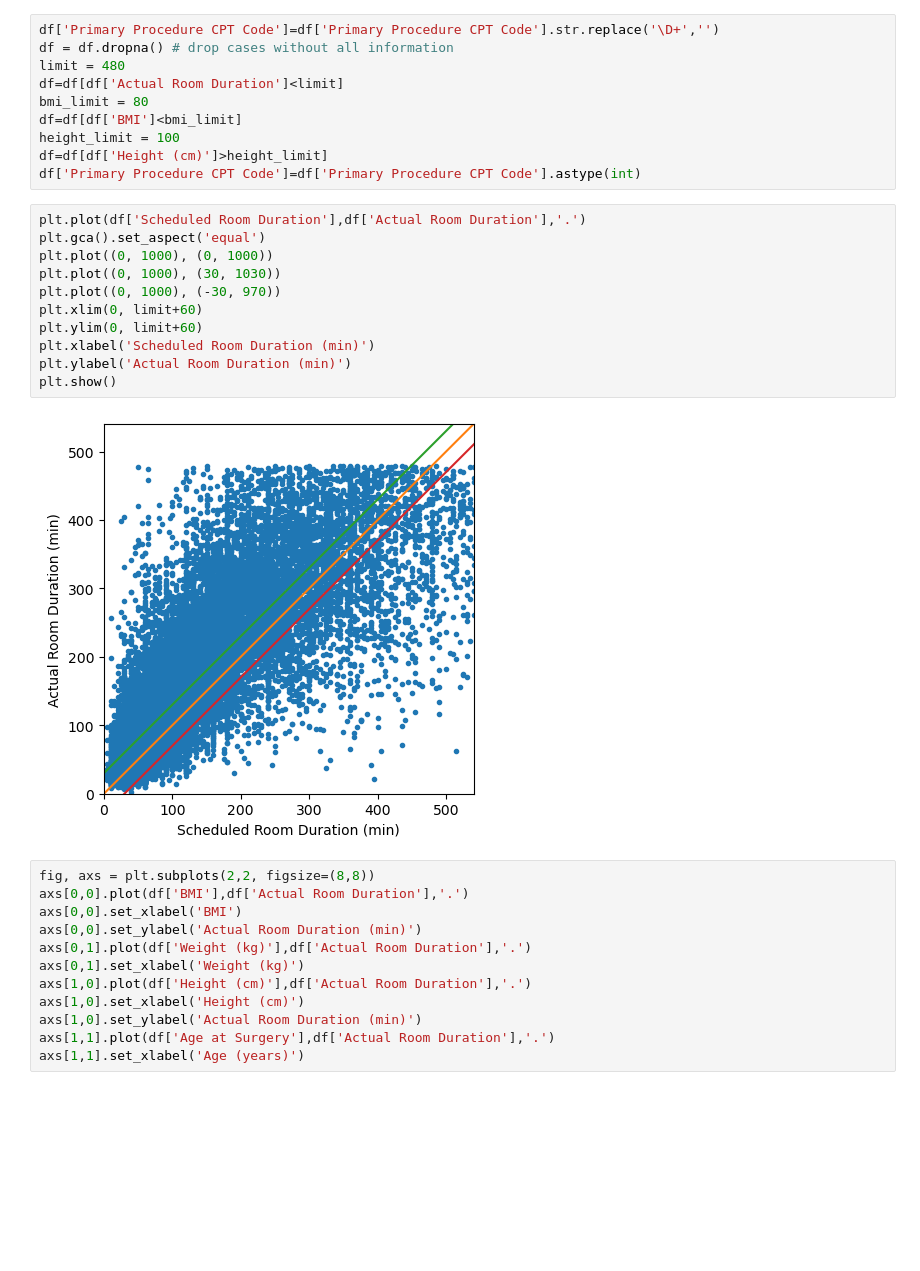
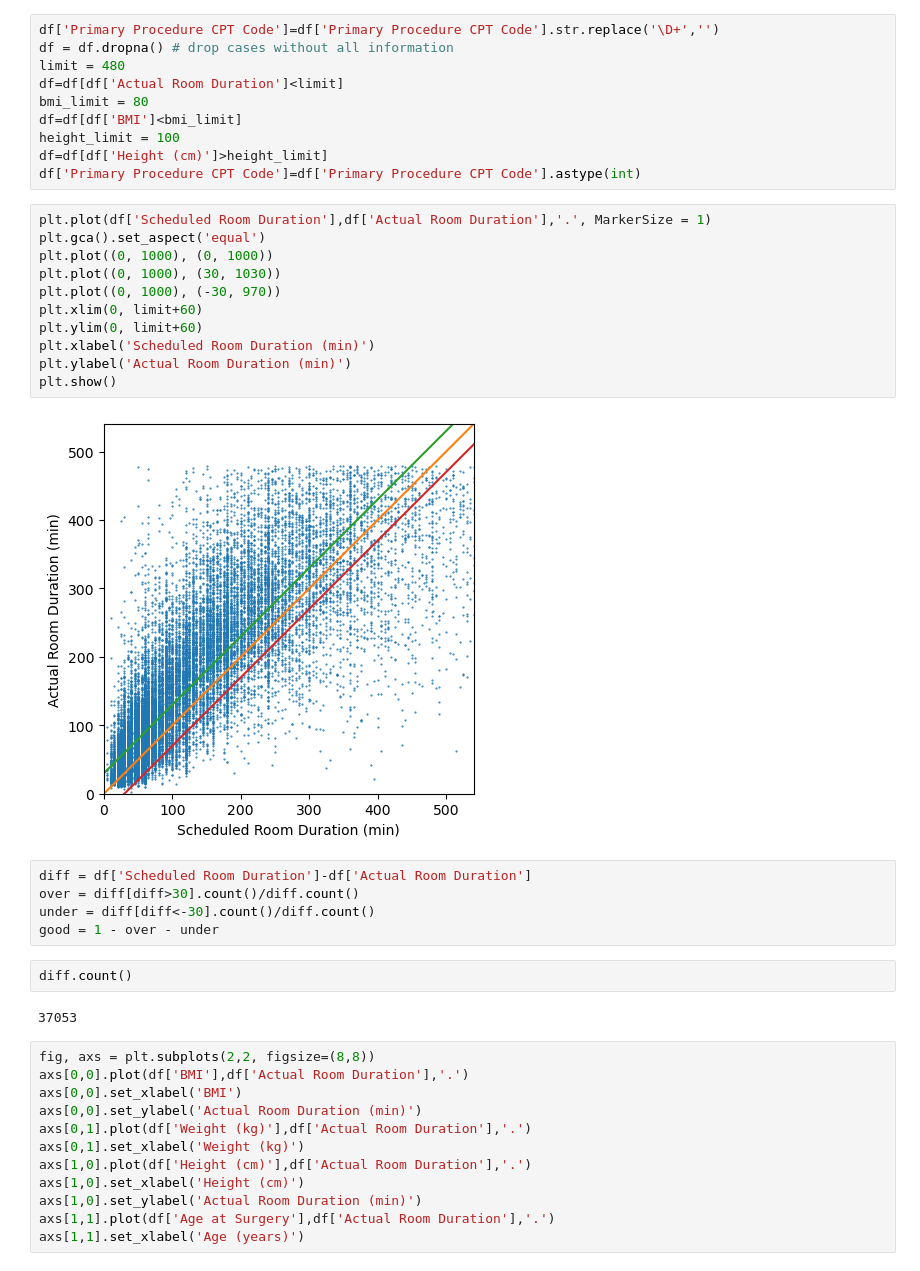
Before and after one commit to LiuDaveLiu/theatre-scheduling, a Jupyter notebook: modelling/CaseDurationPrediction.ipynb, the cells around one changed output. Saved outputs shown, nothing was run; the diff lists cells and outputs as text; blank space fills up the shorter version.

```diff
--- a/modelling/CaseDurationPrediction.ipynb
+++ b/modelling/CaseDurationPrediction.ipynb
@@ -44,18 +28,27 @@ height_limit = 100
 df=df[df['Height (cm)']>height_limit]
 df['Primary Procedure CPT Code']=df['Primary Procedure CPT Code'].astype(int)
 # %%
-plt.plot(df['Scheduled Room Duration'],df['Actual Room Duration'],'.')
+plt.plot(df['Scheduled Room Duration'],df['Actual Room Duration'],'.', MarkerSize = 1)
 plt.gca().set_aspect('equal')
 plt.plot((0, 1000), (0, 1000))
 plt.plot((0, 1000), (30, 1030))
 plt.plot((0, 1000), (-30, 970))
 plt.xlim(0, limit+60)
 plt.ylim(0, limit+60)
 plt.xlabel('Scheduled Room Duration (min)')
 plt.ylabel('Actual Room Duration (min)')
 plt.show()
 # %% [output]
-[figure, old version]
+[figure, new version]
+# %%
+diff = df['Scheduled Room Duration']-df['Actual Room Duration']
+over = diff[diff>30].count()/diff.count()
+under = diff[diff<-30].count()/diff.count()
+good = 1 - over - under
+# %%
+diff.count()
+# %% [output]
+37053
 # %%
 fig, axs = plt.subplots(2,2, figsize=(8,8))
 axs[0,0].plot(df['BMI'],df['Actual Room Duration'],'.')
```
Also changed, not shown: parts of 5 cells of this notebook.
